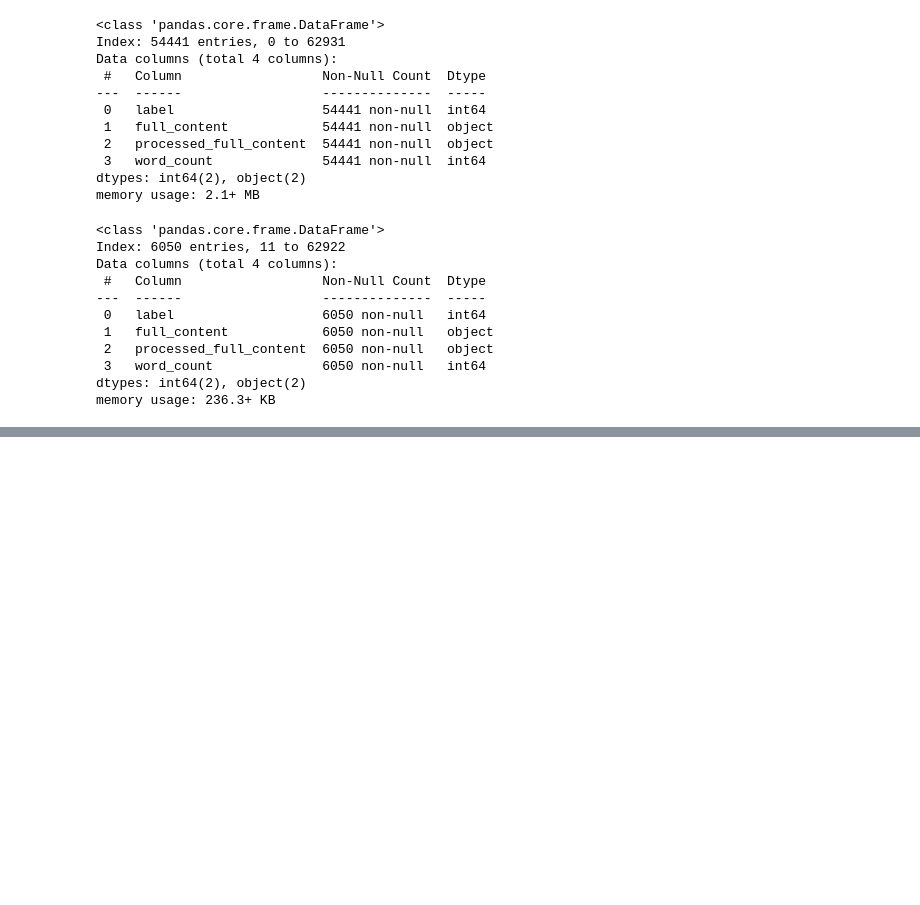
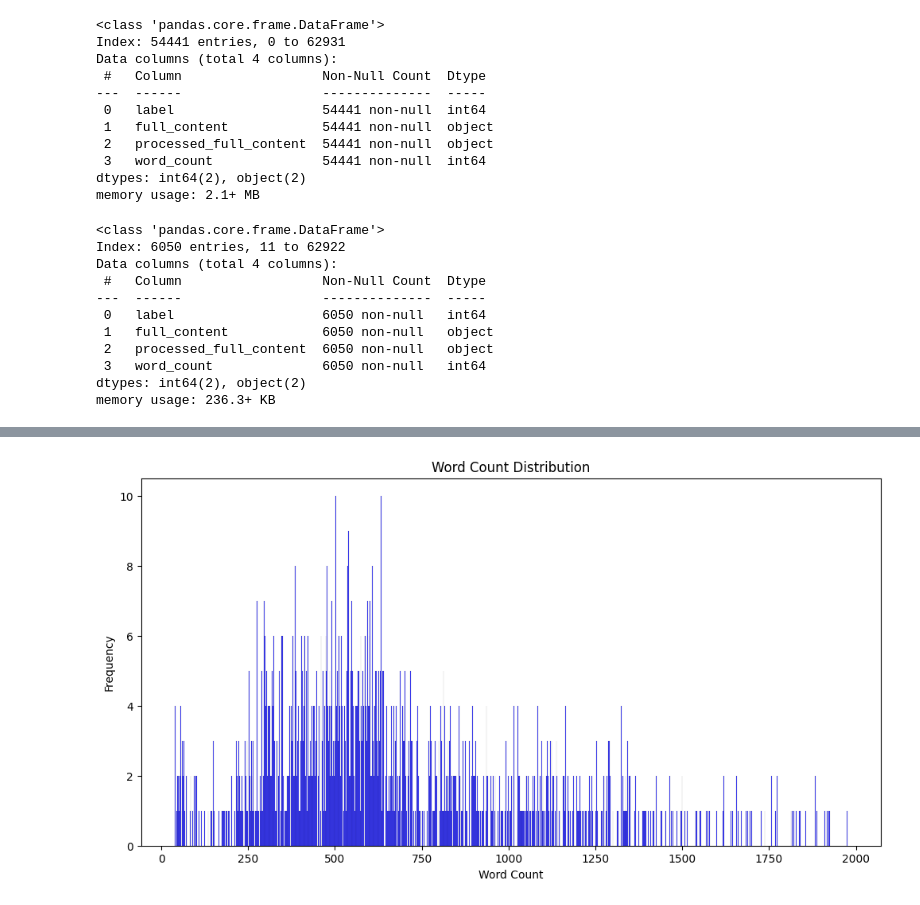
Before and after one commit to shaunzzhou/CrediNews, a Jupyter notebook: llm_experiements/02_filtering.ipynb, the cells around one changed output, grey strips where cells are left out. Cells and saved outputs as stored; diff of their text form; code cells hidden in the pictures; blank space fills up the shorter version.

```diff
--- a/llm_experiements/02_filtering.ipynb
+++ b/llm_experiements/02_filtering.ipynb
@@ -325,0 +375,3 @@ for i in range(split):
+# %%
+df = df_scrapped_news[df_scrapped_news["word_count"] >= 30][df_scrapped_news["word_count"] <= 2000].copy()
+df.info()
@@ -325,0 +390,4 @@ for i in range(split):
+# %%
+plot_word_count_distribution(df)
+# %% [output]
+[figure, added]
```
Also changed, not shown: parts of 7 cells of this notebook, 1 other file.
